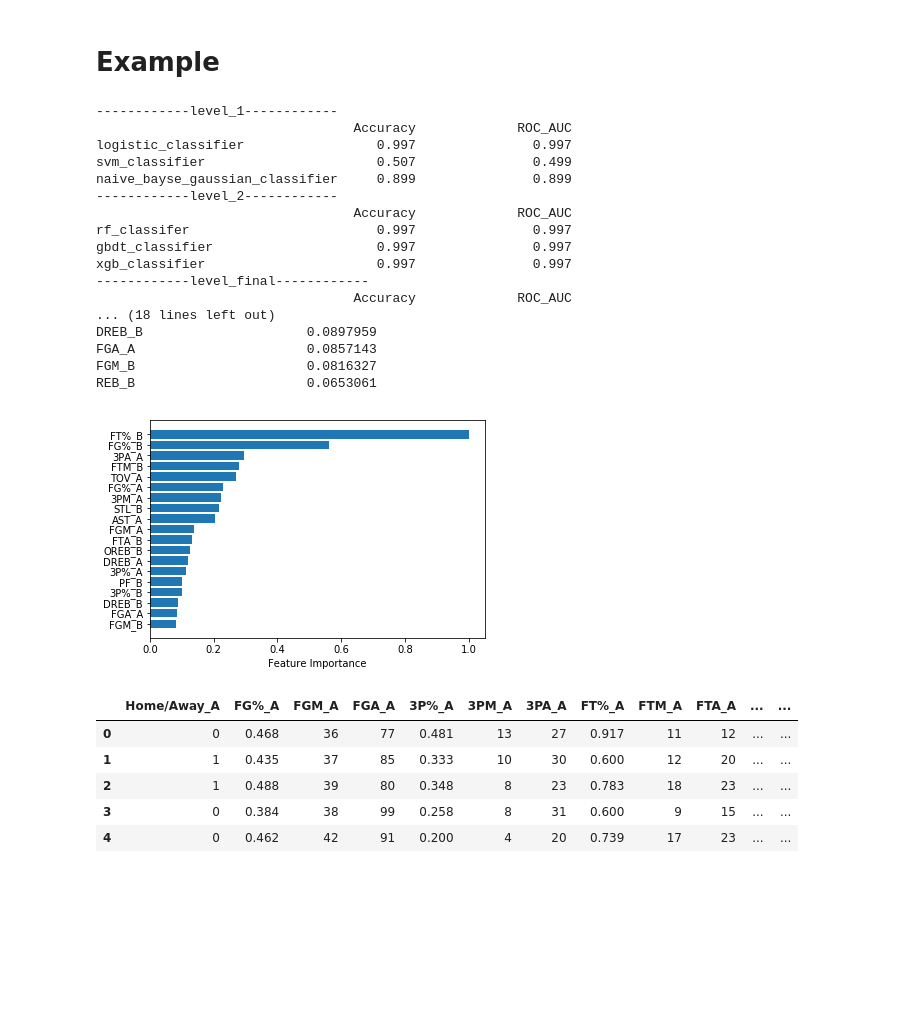
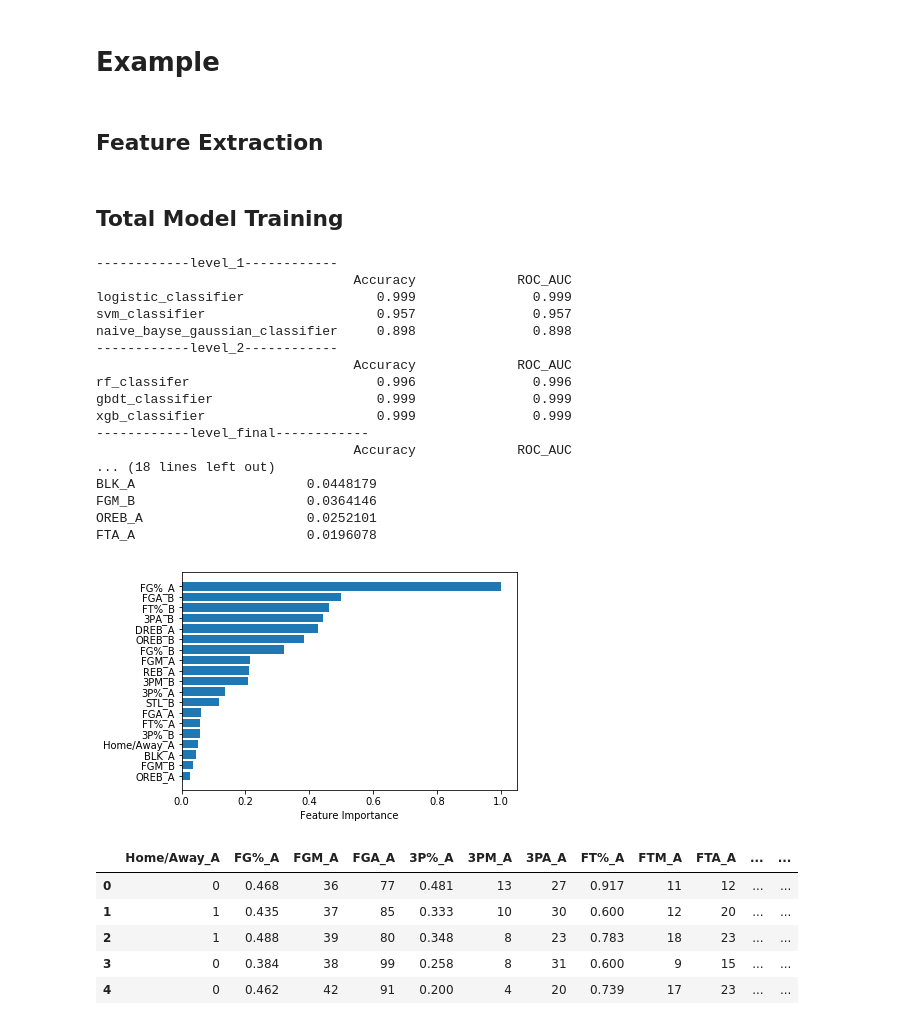
Before and after one commit to Coslate/DataMining_Final, a Jupyter notebook: Total_Model_2017-2018.ipynb, the cells around one changed output. Drawn from its saved outputs; the diff is of its cells as text; code cells hidden in the pictures; blank space fills up the shorter version.

```diff
--- a/Total_Model_2017-2018.ipynb
+++ b/Total_Model_2017-2018.ipynb
@@ -488,6 +451,10 @@ def TotalModelTest(origin_df_X, model_trained_dic, final_n_estimator, origin_df_
     new_feature_columns.append('Label_'+final_clf_name)
     new_feature_df = pd.DataFrame(data = X_test, columns = new_feature_columns)
     return new_feature_df
+# %% [markdown]
+# Example
+# %% [markdown]
+## Feature Extraction
 # %%
 dfFile = '../../python_ex/NBA_Ino_Part/nba_preprocessed.csv'
 dateStart = '2017-08-01'
@@ -495,51 +462,51 @@ dateEnd = '2018-05-01'
 # X, Y = featureExtraction(dfFile, dateStart, dateEnd)
 X_total, Y_total = featureExtraction(dfFile, attriToDrop=['PTS'], dateStart=dateStart, dateEnd=dateEnd)
 # X, Y = featureExtraction(dfFile)
-# %% [markdown]
-# Example
+# %% [markdown]
+## Total Model Training
 # %%
 from sklearn.linear_model import LogisticRegression
 from sklearn.svm import SVC
 from sklearn.naive_bayes import GaussianNB
 from sklearn.ensemble import RandomForestClassifier
 from sklearn.ensemble import GradientBoostingClassifier
 from xgboost import XGBClassifier
 from lightgbm import LGBMClassifier
 
 level_1_classifier  = {'logistic_classifier'             : LogisticRegression(),
-                       'svm_classifier'                  : SVC(probability=True),
+                       'svm_classifier'                  : SVC(probability=True, C=10, gamma=0.001, kernel='rbf'),
                        'naive_bayse_gaussian_classifier' : GaussianNB()}
 
 level_2_classifier  = {'rf_classifer'    : RandomForestClassifier(),
                        'gbdt_classifier' : GradientBoostingClassifier(),
                        'xgb_classifier'  : XGBClassifier()}
 
 final_classifier    = {'lgb_classifier'  : LGBMClassifier()}
 
 all_classifiers_dic = {'level_2_classifier' : level_2_classifier,
                        'level_1_classifier' : level_1_classifier,
                        'level_3_classifier' : final_classifier}
 
 (model_trained_dict, n_final_clf, final_df_x) = TotalModelTrain(X_total[0:1230], Y_total[0:1230], kfold_num=10, is_debug=0, is_scoring=1, is_print_feature_imp=1, best_num=20, **all_classifiers_dic)
 # %% [output]
 ------------level_1------------
                                  Accuracy             ROC_AUC
-logistic_classifier                 0.997               0.997
-svm_classifier                      0.507               0.499
-naive_bayse_gaussian_classifier     0.899               0.899
+logistic_classifier                 0.999               0.999
+svm_classifier                      0.957               0.957
+naive_bayse_gaussian_classifier     0.898               0.898
 ------------level_2------------
                                  Accuracy             ROC_AUC
-rf_classifer                        0.997               0.997
-gbdt_classifier                     0.997               0.997
-xgb_classifier                      0.997               0.997
+rf_classifer                        0.996               0.996
+gbdt_classifier                     0.999               0.999
+xgb_classifier                      0.999               0.999
 ------------level_final------------
                                  Accuracy             ROC_AUC
 ... (18 lines left out)
-DREB_B                     0.0897959
-FGA_A                      0.0857143
-FGM_B                      0.0816327
-REB_B                      0.0653061
+BLK_A                      0.0448179
+FGM_B                      0.0364146
+OREB_A                     0.0252101
+FTA_A                      0.0196078
-[figure, old version]
+[figure, new version]
 # %%
 final_df_x.head()
 # %% [output]
```
Also changed, not shown: parts of 21 cells of this notebook, 1 other file.
